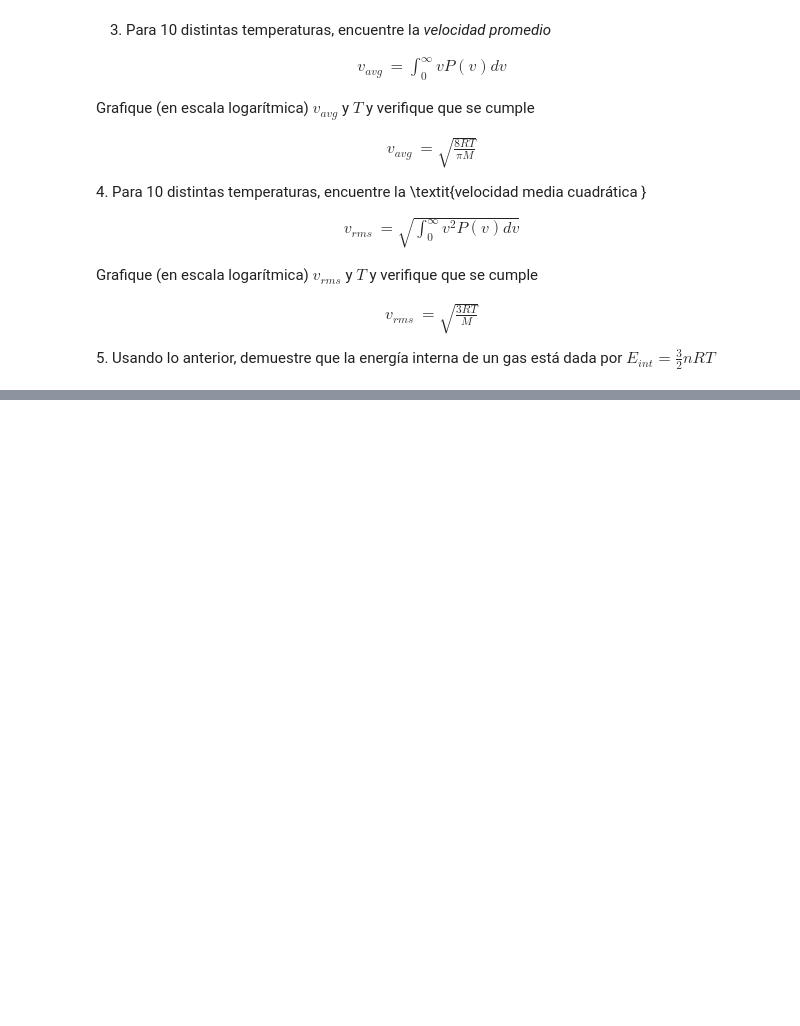
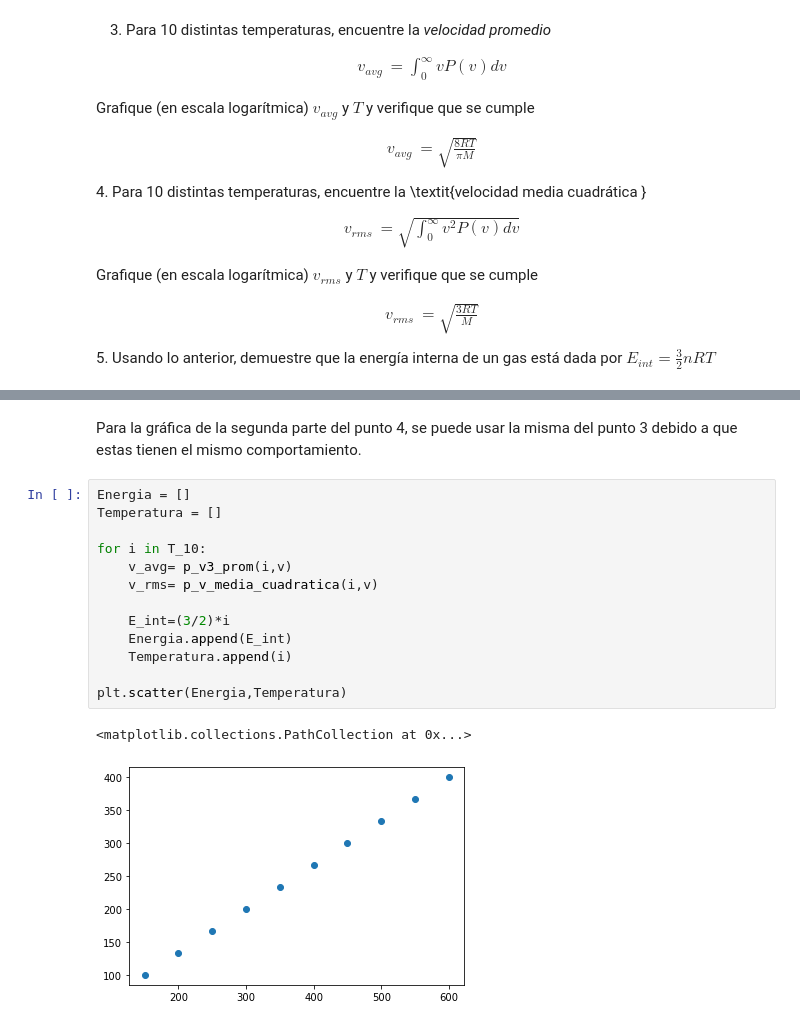
Before and after one commit to slaverdeg/complementaria, a Jupyter notebook: Taller_2/Punto3_CuadraturaGauss.ipynb, the cells around one changed output, grey strips where cells are left out. Drawn from its saved outputs; the diff is of its cells as text; blank space fills up the shorter version.

```diff
--- a/Taller_2/Punto3_CuadraturaGauss.ipynb
+++ b/Taller_2/Punto3_CuadraturaGauss.ipynb
@@ -420,0 +485,18 @@ $$
+# %% [markdown]
+Para la gráfica de la segunda parte del punto 4, se puede usar la misma del punto 3 debido a que estas tienen el mismo comportamiento.
+# %%
+Energia = []
+Temperatura = []
+
+for i in T_10:
+    v_avg= p_v3_prom(i,v)
+    v_rms= p_v_media_cuadratica(i,v)
+
+    E_int=(3/2)*i
+    Energia.append(E_int)
+    Temperatura.append(i)
+
+plt.scatter(Energia,Temperatura)
+# %% [output]
+<matplotlib.collections.PathCollection at 0x...>
+[figure, added]
```
Also changed, not shown: parts of 6 cells of this notebook, 1 other file.
